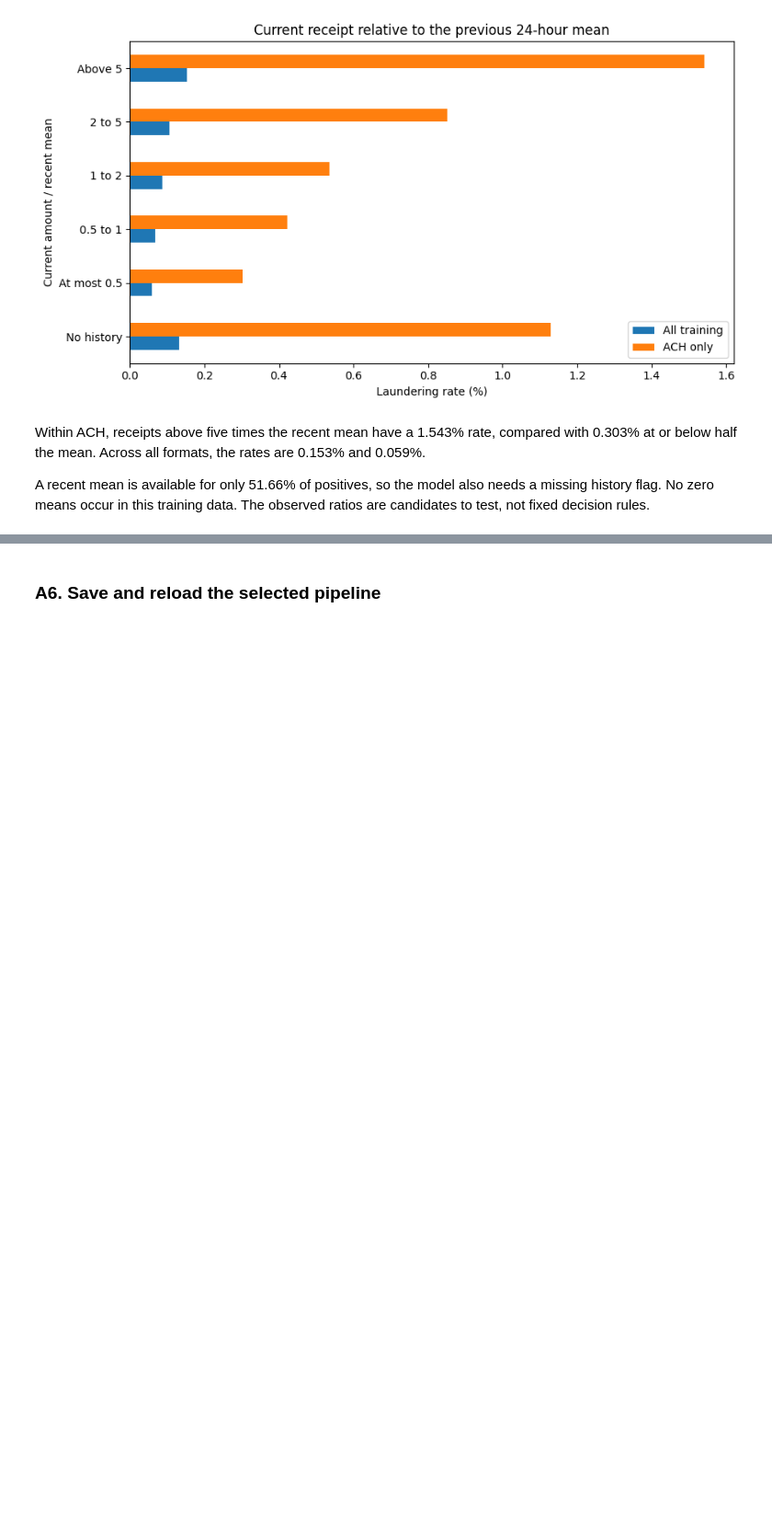
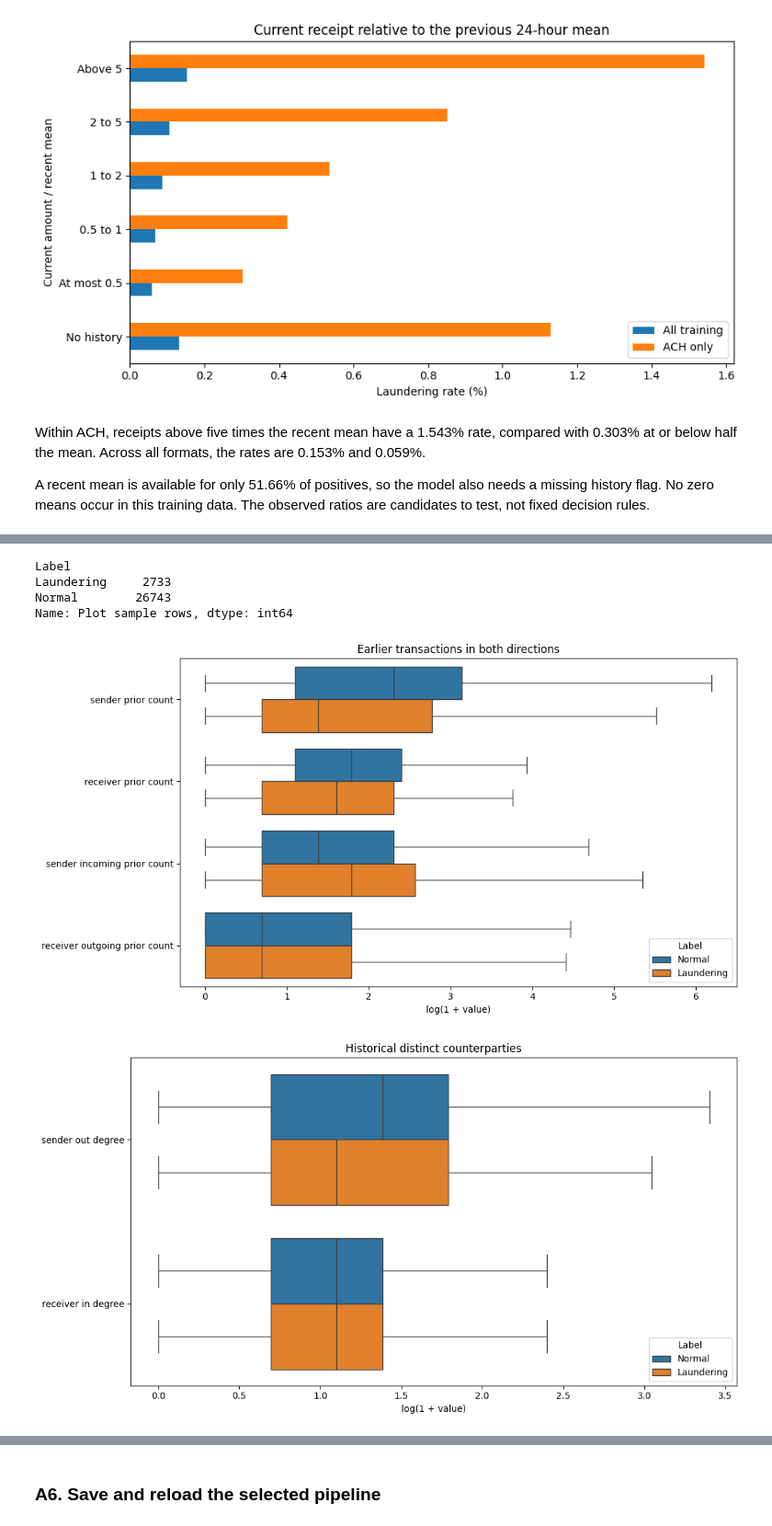
Before and after one commit to tung-lechu/assessment2-aml, a Jupyter notebook: assessment2.ipynb, the cells around one changed output, grey strips where cells are left out. Shown at 92% size. Cells and saved outputs as stored; diff of their text form; code cells hidden in the pictures; blank space fills up the shorter version.

```diff
--- a/assessment2.ipynb
+++ b/assessment2.ipynb
@@ -1645,0 +1557,52 @@ preprocessing_model.transform(unlabelled_sample).select("source_record_id", "fea
+# %%
+count_columns = [
+    "sender_prior_count",
+    "receiver_prior_count",
+    "sender_out_degree",
+    "receiver_in_degree",
+    "sender_incoming_prior_count",
+    "receiver_outgoing_prior_count",
+    "sender_previous_24h",
+    "receiver_previous_24h",
+    "sender_incoming_count_1h",
+    "sender_incoming_count_24h",
+    "receiver_outgoing_count_24h",
+]
+activity_columns = count_columns + [
+    "sender_amount_ratio_24h", "receiver_amount_ratio",
+    "sender_pass_through_1h", "sender_outgoing_to_incoming_ratio_24h",
+]
+activity_sample = history.sampleBy("is_laundering", {0: 0.01, 1: 1.0}, seed=SEED).select(
+    "is_laundering", *activity_columns
+).toPandas()
+activity_sample["Label"] = activity_sample.is_laundering.map({0: "Normal", 1: "Laundering"})
+display(activity_sample.groupby("Label").size().rename("Plot sample rows"))
+
+def activity_boxplot(columns, title):
+    plot_data = activity_sample[["Label"] + columns].copy()
+    plot_data[columns] = np.log1p(plot_data[columns])
+    plot_data = plot_data.melt(id_vars="Label", var_name="Feature", value_name="Value")
+    plot_data["Feature"] = plot_data.Feature.str.replace("_", " ")
+    plt.figure(figsize=(11, 6))
+    sns.boxplot(data=plot_data, x="Value", y="Feature", hue="Label", showfliers=False)
+    plt.title(title)
+    plt.xlabel("log(1 + value)")
+    plt.ylabel("")
+    plt.tight_layout()
+    plt.show()
+# %% [output]
+Label
+Laundering     2733
+Normal        26743
+Name: Plot sample rows, dtype: int64
+# %%
+activity_boxplot([
+    "sender_prior_count", "receiver_prior_count",
+    "sender_incoming_prior_count", "receiver_outgoing_prior_count",
+], "Earlier transactions in both directions")
+activity_boxplot([
+    "sender_out_degree", "receiver_in_degree",
+], "Historical distinct counterparties")
+# %% [output]
+[figure, added]
+[figure, added]
```
Also changed, not shown: parts of 126 cells of this notebook, 42 other files.
